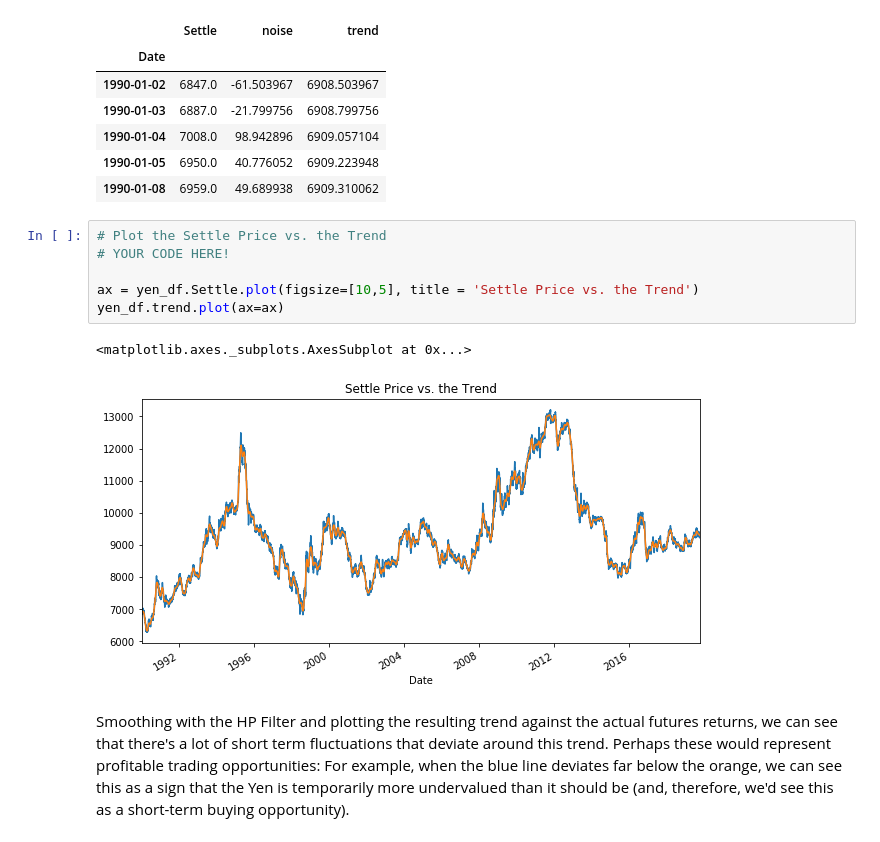
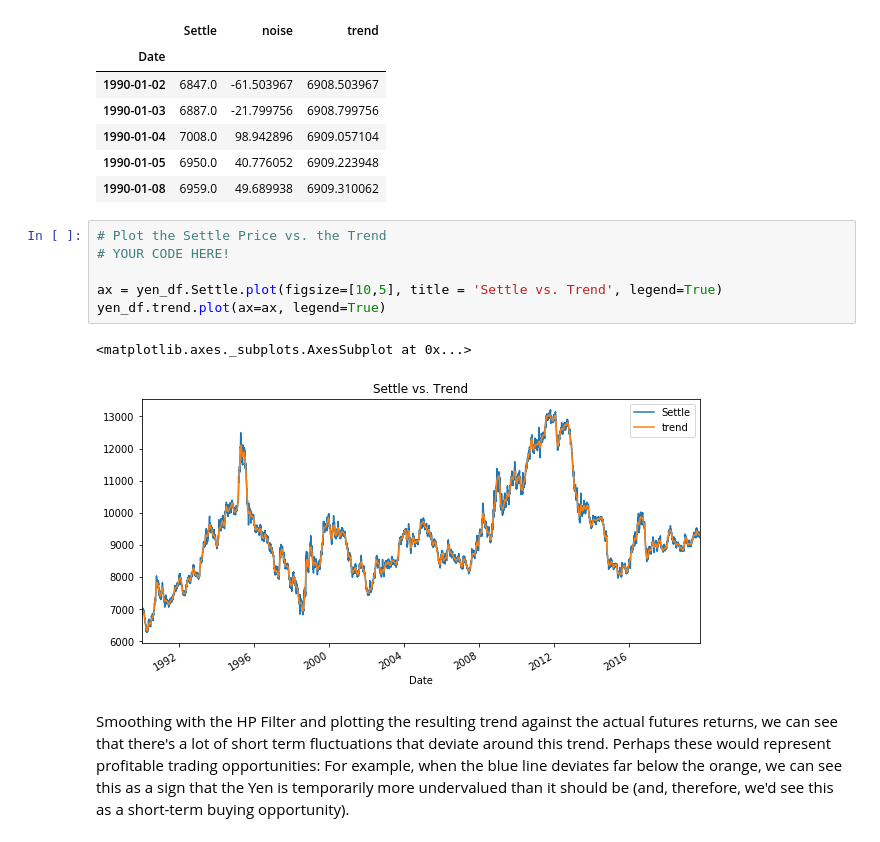
Before and after one commit to ekuo651/Times_Series_Yen, a Jupyter notebook: time_series_analysis.ipynb, the cells around one changed output. Cells and saved outputs as stored; diff of their text form.

```diff
--- a/time_series_analysis.ipynb
+++ b/time_series_analysis.ipynb
@@ -81,12 +81,12 @@ yen_df.head()
 # %%
 # Plot the Settle Price vs. the Trend
 # YOUR CODE HERE!
 
-ax = yen_df.Settle.plot(figsize=[10,5], title = 'Settle Price vs. the Trend')
-yen_df.trend.plot(ax=ax)
+ax = yen_df.Settle.plot(figsize=[10,5], title = 'Settle vs. Trend', legend=True)
+yen_df.trend.plot(ax=ax, legend=True)
 # %% [output]
 <matplotlib.axes._subplots.AxesSubplot at 0x...>
-[figure, old version]
+[figure, new version]
 # %% [markdown]
 Smoothing with the HP Filter and plotting the resulting trend against the actual futures returns, we can see that there's a lot of short term fluctuations that deviate around this trend. Perhaps these would represent profitable trading opportunities: For example, when the blue line deviates far below the orange, we can see this as a sign that the Yen is temporarily more undervalued than it should be (and, therefore, we'd see this as a short-term buying opportunity).
 # %%
```
Also changed, not shown: parts of 10 cells of this notebook.
